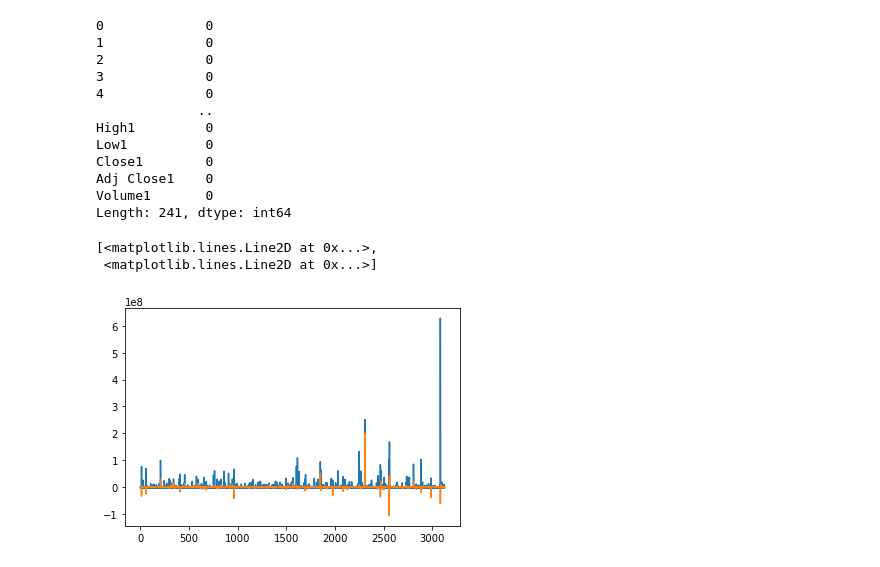
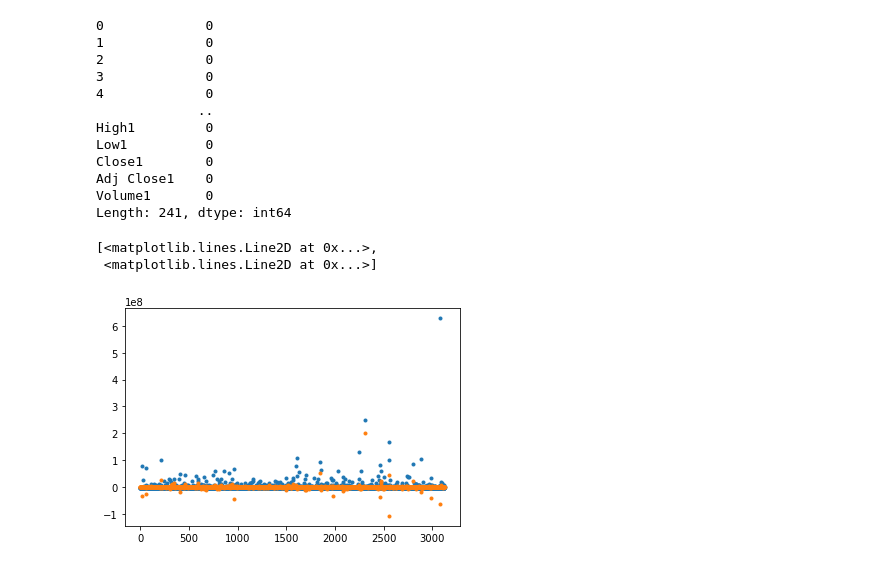
Before and after one commit to UrsulaAlcantara/IASProjet, a Jupyter notebook: data_analysis.ipynb, the cells around one changed output. Drawn from its saved outputs; the diff is of its cells as text; code cells hidden in the pictures.

```diff
--- a/data_analysis.ipynb
+++ b/data_analysis.ipynb
@@ -228,8 +227,8 @@ pca_data = pca.fit_transform(dataset)
 # %%
 import matplotlib.pyplot as plt
 # %%
-plt.plot(pca_data)
+plt.plot(pca_data,'.')
 # %% [output]
 [<matplotlib.lines.Line2D at 0x...>,
  <matplotlib.lines.Line2D at 0x...>]
-[figure, old version]
+[figure, new version]
```
Also changed, not shown: parts of 4 cells of this notebook.
